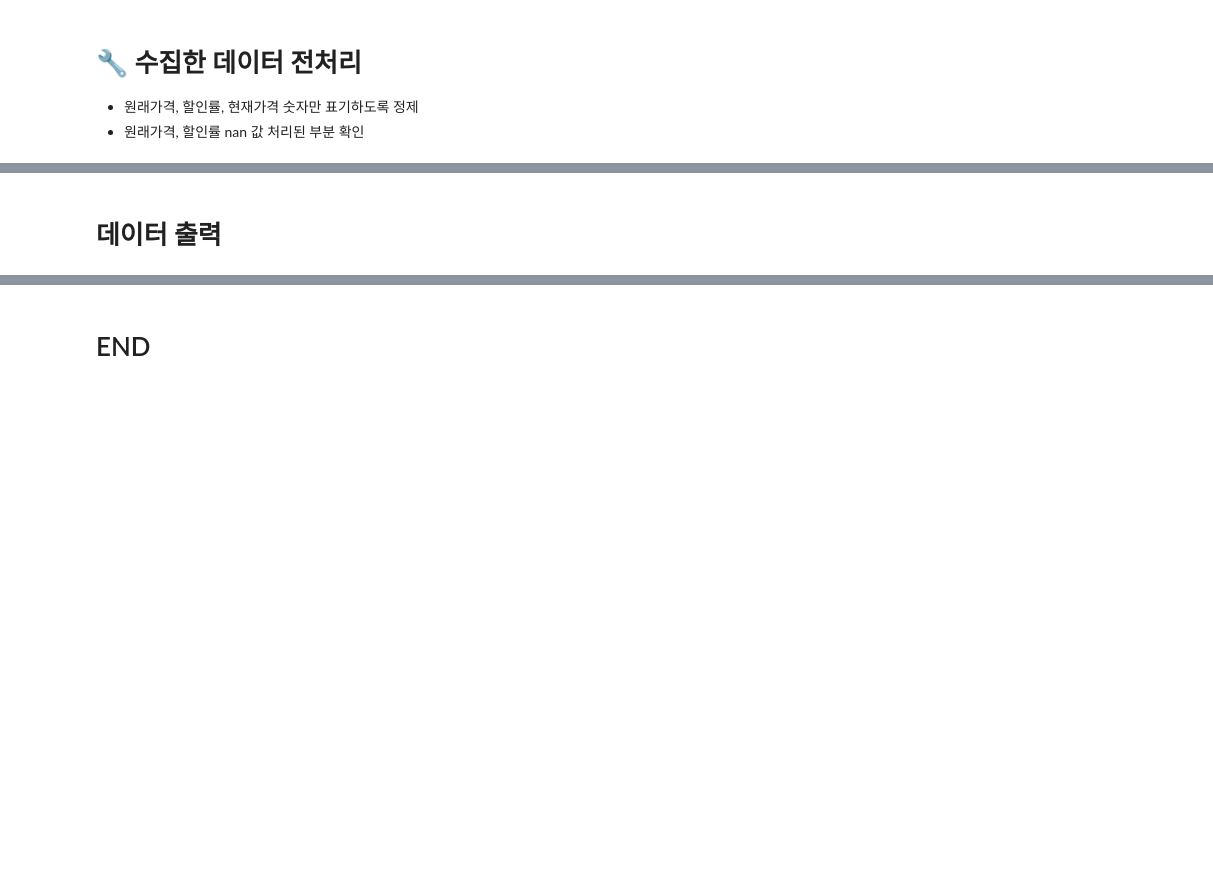
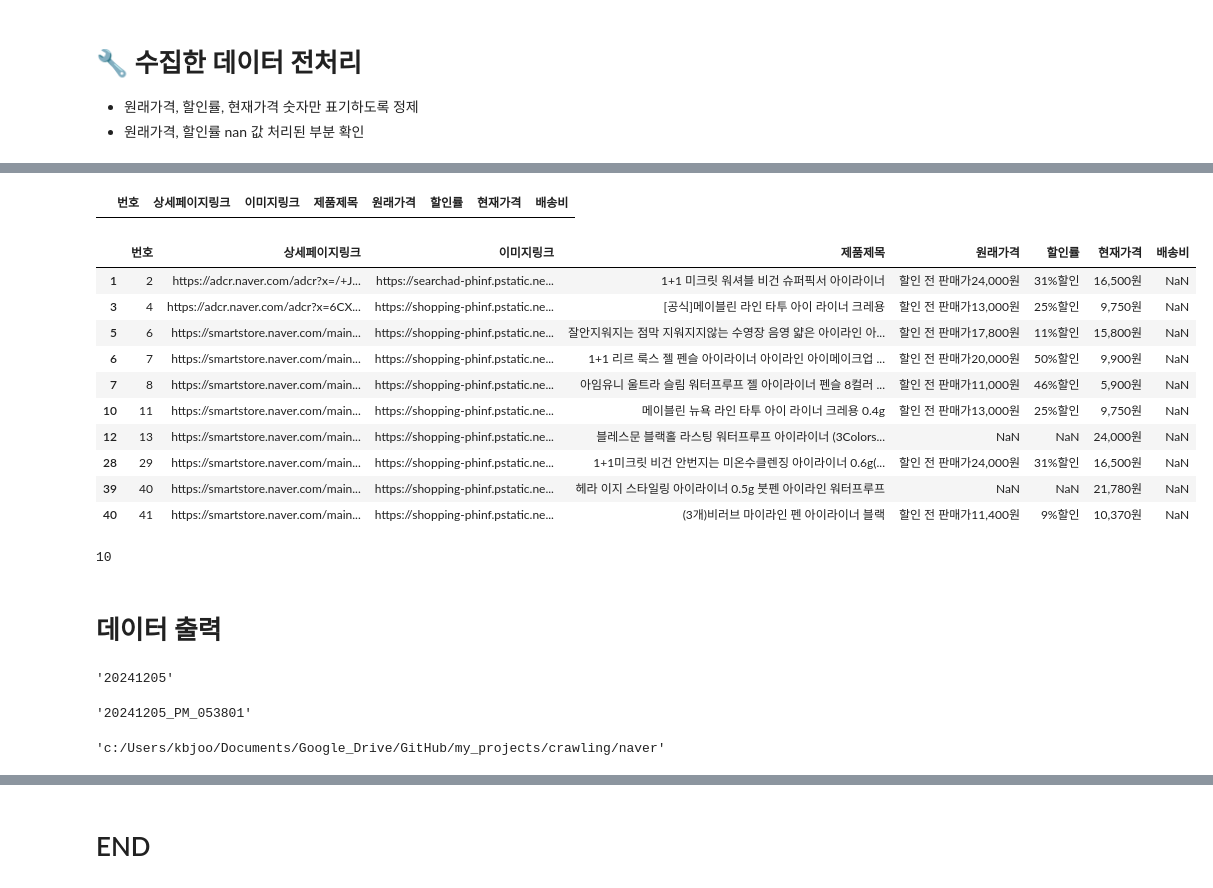
Before and after one commit to kbjung/my_projects, a Jupyter notebook: crawling/naver/naver_plus_store_02.ipynb, the cells around one changed output, grey strips where cells are left out. Saved outputs shown, nothing was run; the diff lists cells and outputs as text; code cells hidden in the pictures; blank space fills up the shorter version.

```diff
--- a/crawling/naver/naver_plus_store_02.ipynb
+++ b/crawling/naver/naver_plus_store_02.ipynb
@@ -248,2 +313,40 @@ df.iloc[40:50]
+# %%
+df.loc[df['현재가격'].isnull()]
+# %% [output]
+|  | 번호 | 상세페이지링크 | 이미지링크 | 제품제목 | 원래가격 | 할인률 | 현재가격 | 배송비 |
+# %%
+df.loc[df['배송비'].isnull()]
+# %% [output]
+|  | 번호 | 상세페이지링크 | 이미지링크 | 제품제목 | 원래가격 | 할인률 | 현재가격 | 배송비 |
+| 1 | 2 | https://adcr.naver.com/adcr?x=/+J... | https://searchad-phinf.pstatic.ne... | 1+1 미크릿 워셔블 비건 슈퍼픽서 아이라이너 | 할인 전 판매가24,000원 | 31%할인 | 16,500원 | NaN |
+| 3 | 4 | https://adcr.naver.com/adcr?x=6CX... | https://shopping-phinf.pstatic.ne... | [공식]메이블린 라인 타투 아이 라이너 크레용 | 할인 전 판매가13,000원 | 25%할인 | 9,750원 | NaN |
+| 5 | 6 | https://smartstore.naver.com/main... | https://shopping-phinf.pstatic.ne... | 잘안지워지는 점막 지워지지않는 수영장 음영 얇은 아이라인 아... | 할인 전 판매가17,800원 | 11%할인 | 15,800원 | NaN |
+| 6 | 7 | https://smartstore.naver.com/main... | https://shopping-phinf.pstatic.ne... | 1+1 리르 룩스 젤 펜슬 아이라이너 아이라인 아이메이크업 ... | 할인 전 판매가20,000원 | 50%할인 | 9,900원 | NaN |
+| 7 | 8 | https://smartstore.naver.com/main... | https://shopping-phinf.pstatic.ne... | 아임유니 울트라 슬림 워터프루프 젤 아이라이너 펜슬 8컬러 ... | 할인 전 판매가11,000원 | 46%할인 | 5,900원 | NaN |
+| 10 | 11 | https://smartstore.naver.com/main... | https://shopping-phinf.pstatic.ne... | 메이블린 뉴욕 라인 타투 아이 라이너 크레용 0.4g | 할인 전 판매가13,000원 | 25%할인 | 9,750원 | NaN |
+| 12 | 13 | https://smartstore.naver.com/main... | https://shopping-phinf.pstatic.ne... | 블레스문 블랙홀 라스팅 워터프루프 아이라이너 (3Colors... | NaN | NaN | 24,000원 | NaN |
+| 28 | 29 | https://smartstore.naver.com/main... | https://shopping-phinf.pstatic.ne... | 1+1미크릿 비건 안번지는 미온수클렌징 아이라이너 0.6g(... | 할인 전 판매가24,000원 | 31%할인 | 16,500원 | NaN |
+| 39 | 40 | https://smartstore.naver.com/main... | https://shopping-phinf.pstatic.ne... | 헤라 이지 스타일링 아이라이너 0.5g 붓펜 아이라인 워터프루프 | NaN | NaN | 21,780원 | NaN |
+| 40 | 41 | https://smartstore.naver.com/main... | https://shopping-phinf.pstatic.ne... | (3개)비러브 마이라인 펜 아이라이너 블랙 | 할인 전 판매가11,400원 | 9%할인 | 10,370원 | NaN |
+# %%
+sum(df['배송비'].isnull())
+# %% [output]
+10
 # %% [markdown]
 # 데이터 출력
+# %%
+current_date = time.strftime('%Y%m%d')
+current_date
+# %% [output]
+'20241205'
+# %%
+current_datetime = time.strftime('%Y%m%d_%p_%I%M%S')
+current_datetime
+# %% [output]
+'20241205_PM_053801'
+# %%
+# 현재 경로 확인
+code_path = os.getcwd().replace('\\', '/')
+code_path
+# %% [output]
+'c:/Users/kbjoo/Documents/Google_Drive/GitHub/my_projects/crawling/naver'
```
Also changed, not shown: parts of 33 cells of this notebook.
